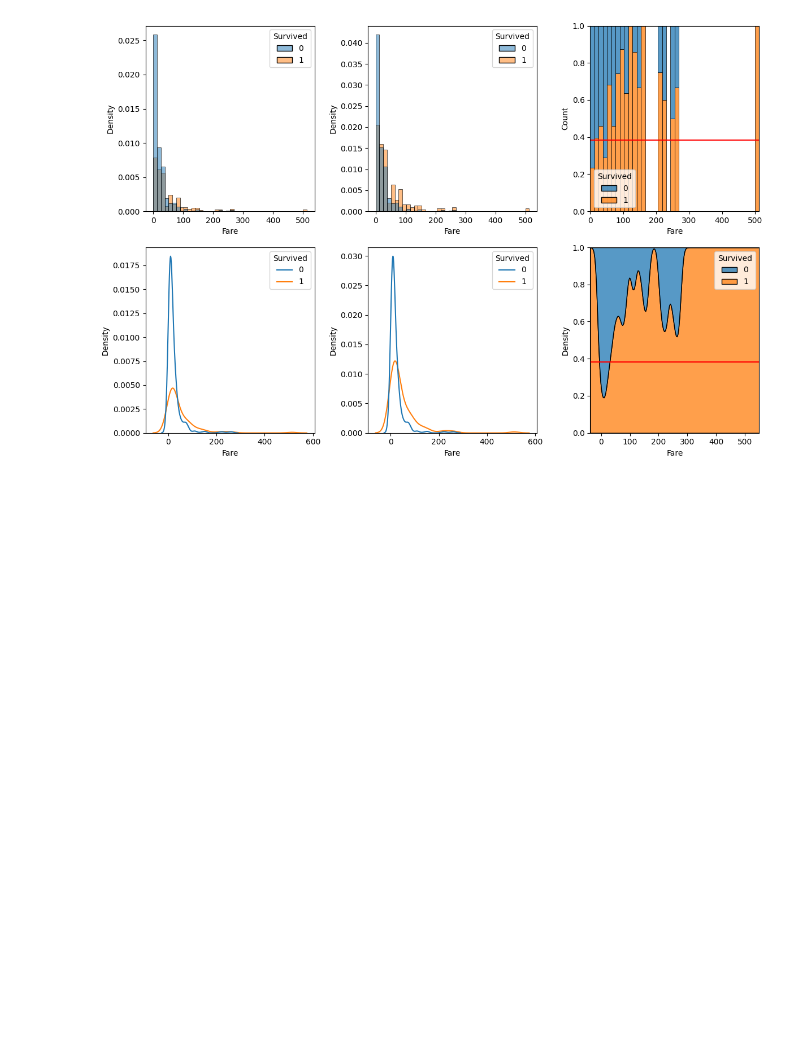
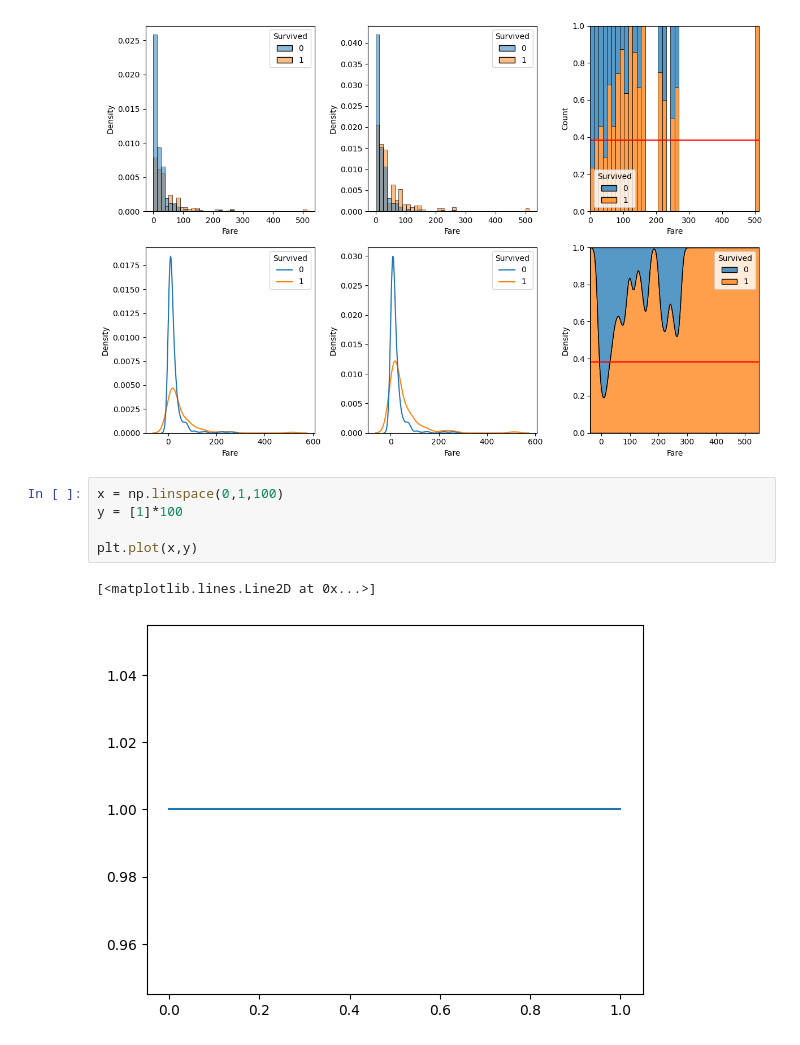
Before and after one commit to gangcheol/mysite2, a Jupyter notebook: posts/DX/02. 데이터 분석/2023-09-01-02. 데이터 분석 (2).ipynb, the cells around one changed output. Saved outputs shown, nothing was run; the diff lists cells and outputs as text; blank space fills up the shorter version.

```diff
--- a/posts/DX/02. 데이터 분석/2023-09-01-02. 데이터 분석 (2).ipynb
+++ b/posts/DX/02. 데이터 분석/2023-09-01-02. 데이터 분석 (2).ipynb
@@ -78,3 +78,11 @@ ax6.axhline(titanic['Survived'].mean(), color = 'r')
 fig.tight_layout()
 # %% [output]
 [figure]
+# %%
+x = np.linspace(0,1,100)
+y = [1]*100
+
+plt.plot(x,y)
+# %% [output]
+[<matplotlib.lines.Line2D at 0x...>]
+[figure, added]
```
Also changed, not shown: 32 other files.
